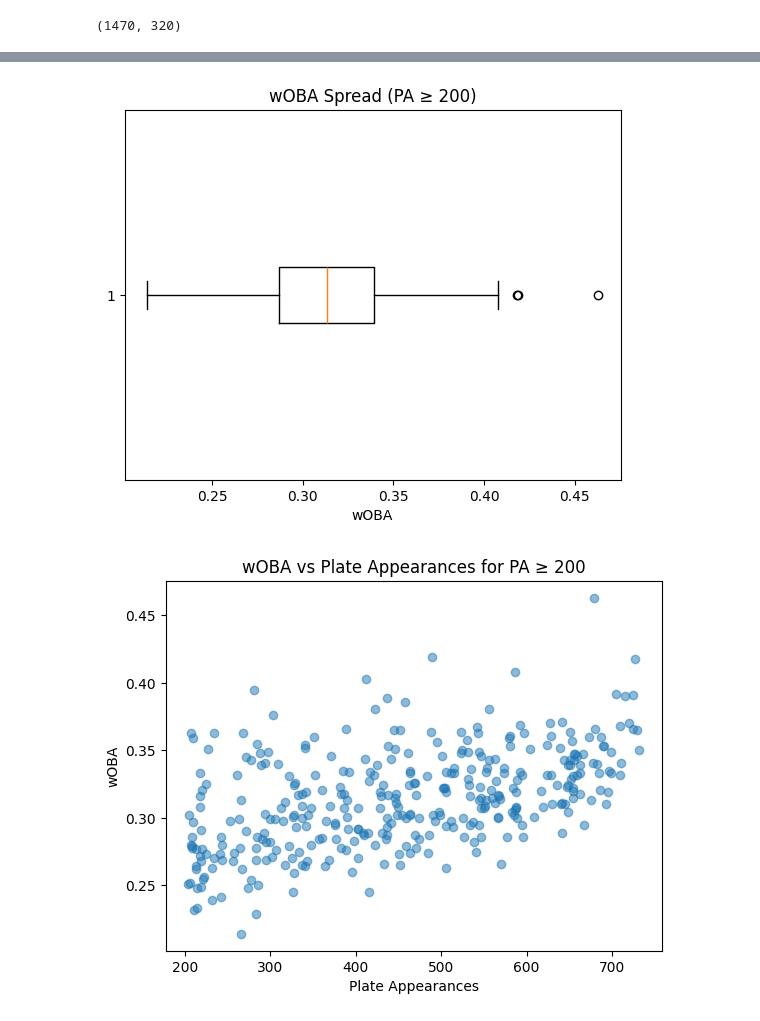
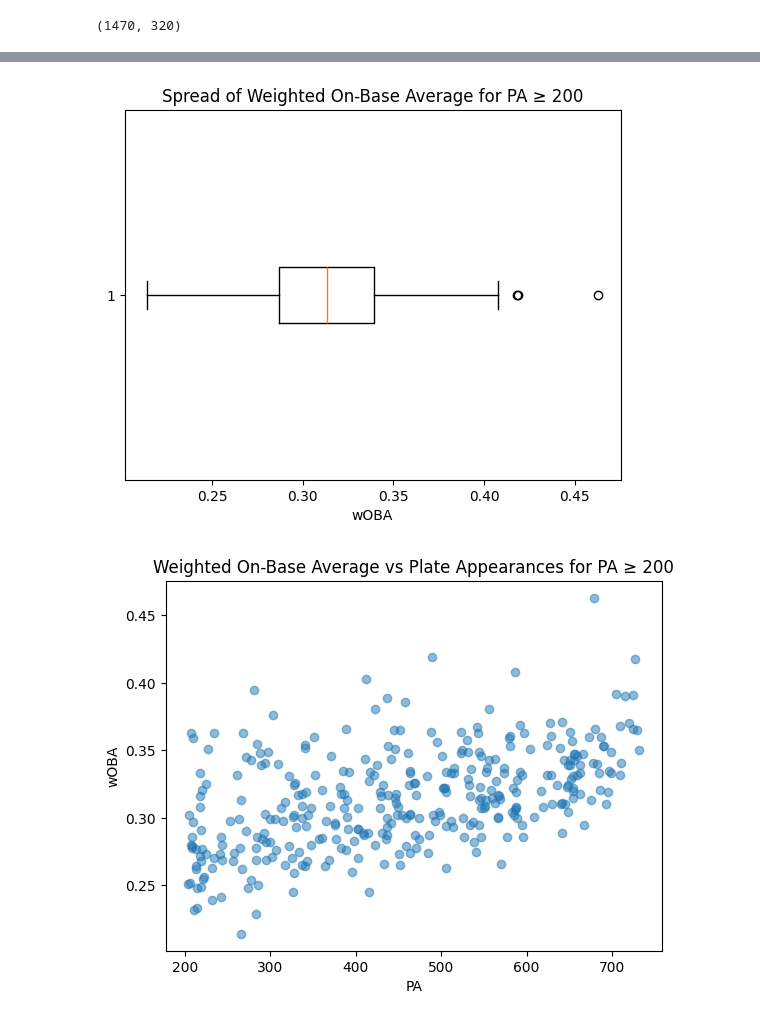
Before and after one commit to pchang075/woba-predictor-analysis, a Jupyter notebook: notebooks/00_woba_exploration.ipynb, the cells around one changed output, grey strips where cells are left out. Cells and saved outputs as stored; diff of their text form; code cells hidden in the pictures.

Commit message:
Data validation

```diff
--- a/notebooks/00_woba_exploration.ipynb
+++ b/notebooks/00_woba_exploration.ipynb
@@ -2,13 +2,10 @@
 import pandas as pd
 import matplotlib.pyplot as plt
 
-from pybaseball import batting_stats
+df = pd.read_csv('../data/raw/2025_batting_stats.csv')
+print(df.shape)
 
-df = batting_stats(2025, qual=0)
-print(df.shape)
-# df.to_csv('../data/batting_stats_2025.csv')
-
-df = df[df['PA']>=200]
+df = df[df['PA'] >= 200]
 # %% [output]
 (1470, 320)
 # %%
@@ -22,15 +19,15 @@ plt.show()
 # %%
 plt.boxplot(df['wOBA'], orientation='horizontal')
 plt.xlabel('wOBA')
-plt.title('wOBA Spread (PA ≥ 200)')
+plt.title('Spread of Weighted On-Base Average for PA ≥ 200')
 plt.show()
 # %% [output]
-[figure, old version]
+[figure, new version]
 # %%
 plt.scatter(df['PA'], df['wOBA'], alpha=0.5)
-plt.xlabel('Plate Appearances')
+plt.xlabel('PA')
 plt.ylabel('wOBA')
-plt.title('wOBA vs Plate Appearances for PA ≥ 200')
+plt.title('Weighted On-Base Average vs Plate Appearances for PA ≥ 200')
 plt.show()
 # %% [output]
-[figure, old version]
+[figure, new version]
```
Also changed, not shown: parts of 1 cell of this notebook, 7 other files.
